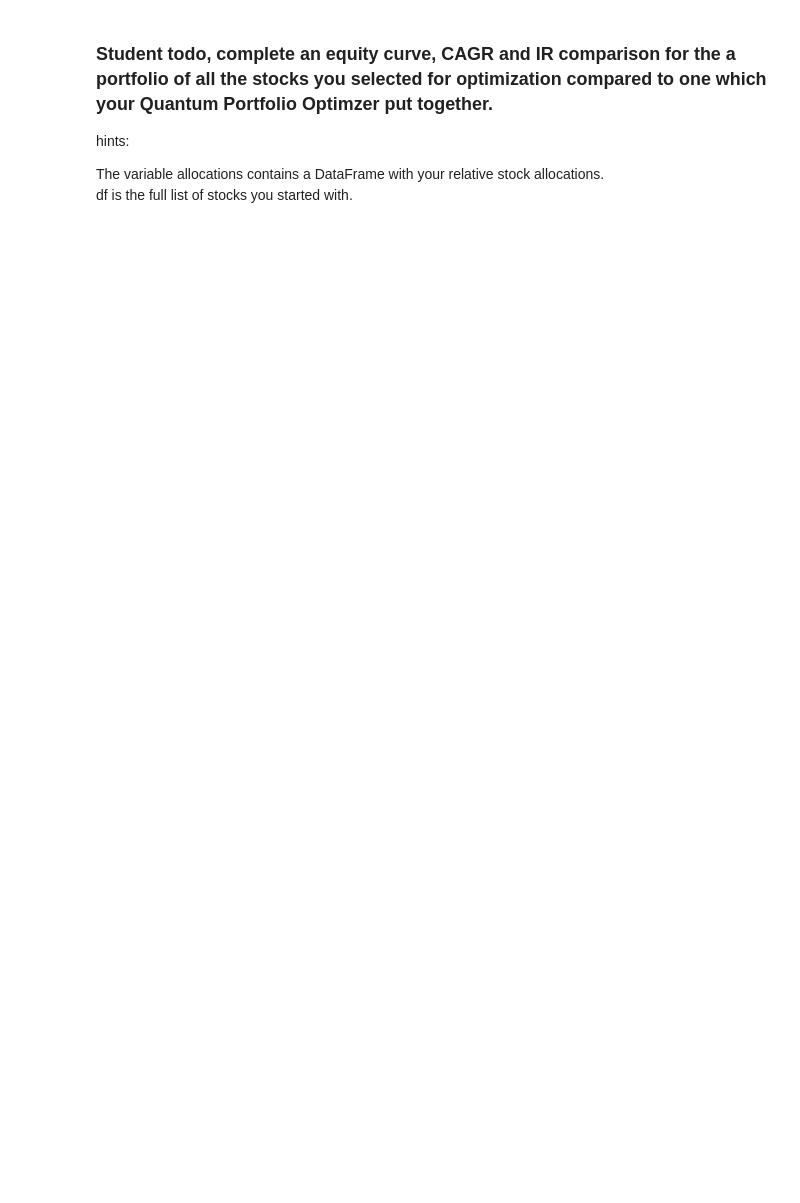
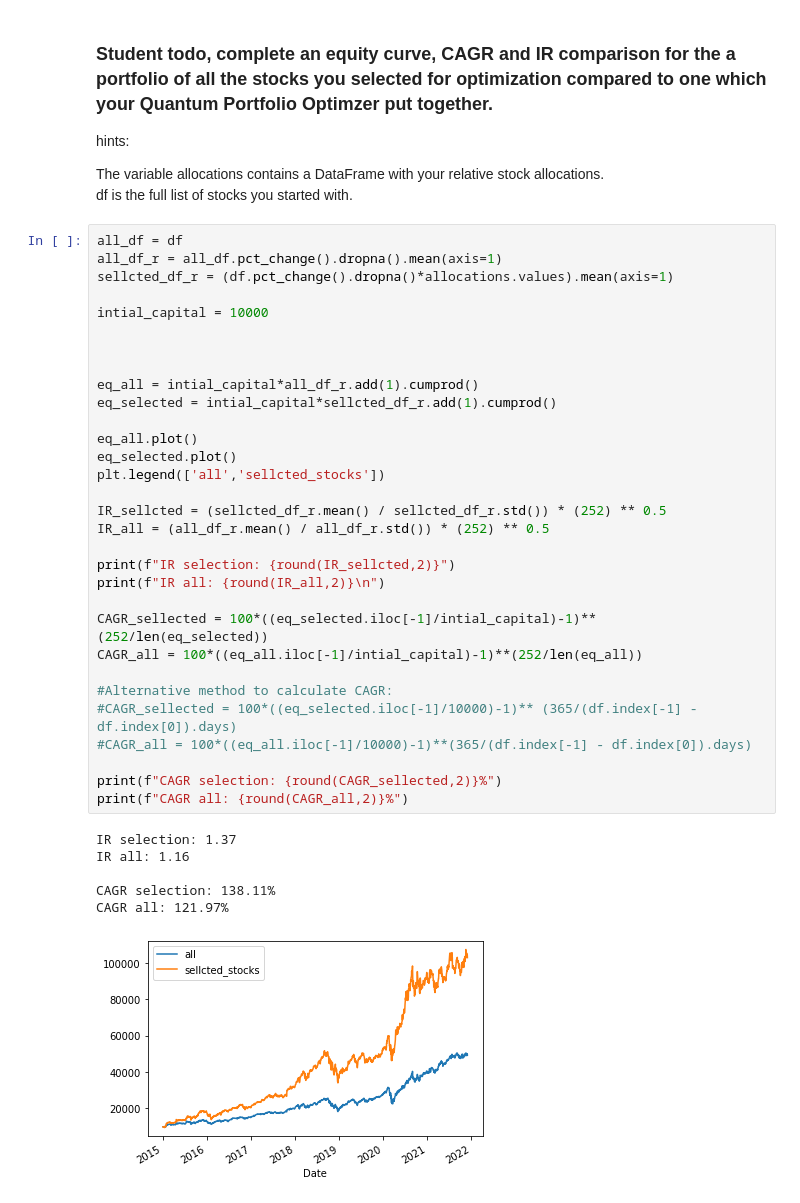
Before and after one commit to lamaalabdalaal/Assignments, a Jupyter notebook: W8_A1_Template.ipynb, the cells around one changed output. Cells and saved outputs as stored; diff of their text form; blank space fills up the shorter version.

```diff
--- a/W8_A1_Template.ipynb
+++ b/W8_A1_Template.ipynb
@@ -329,3 +336,41 @@ hints:
 
 The variable allocations contains a DataFrame with your relative stock allocations.
 df is the full list of stocks you started with.
+# %%
+all_df = df
+all_df_r = all_df.pct_change().dropna().mean(axis=1)
+sellcted_df_r = (df.pct_change().dropna()*allocations.values).mean(axis=1)
+
+intial_capital = 10000
+
+
+
+eq_all = intial_capital*all_df_r.add(1).cumprod()
+eq_selected = intial_capital*sellcted_df_r.add(1).cumprod()
+
+eq_all.plot()
+eq_selected.plot()
+plt.legend(['all','sellcted_stocks'])
+
+IR_sellcted = (sellcted_df_r.mean() / sellcted_df_r.std()) * (252) ** 0.5
+IR_all = (all_df_r.mean() / all_df_r.std()) * (252) ** 0.5
+
+print(f"IR selection: {round(IR_sellcted,2)}")
+print(f"IR all: {round(IR_all,2)}\n")
+
+CAGR_sellected = 100*((eq_selected.iloc[-1]/intial_capital)-1)** (252/len(eq_selected))
+CAGR_all = 100*((eq_all.iloc[-1]/intial_capital)-1)**(252/len(eq_all))
+
+#Alternative method to calculate CAGR:
+#CAGR_sellected = 100*((eq_selected.iloc[-1]/10000)-1)** (365/(df.index[-1] - df.index[0]).days)
+#CAGR_all = 100*((eq_all.iloc[-1]/10000)-1)**(365/(df.index[-1] - df.index[0]).days)
+
+print(f"CAGR selection: {round(CAGR_sellected,2)}%")
+print(f"CAGR all: {round(CAGR_all,2)}%")
+# %% [output]
+IR selection: 1.37
+IR all: 1.16
+
+CAGR selection: 138.11%
+CAGR all: 121.97%
+[figure, added]
```
Also changed, not shown: parts of 13 cells of this notebook.
